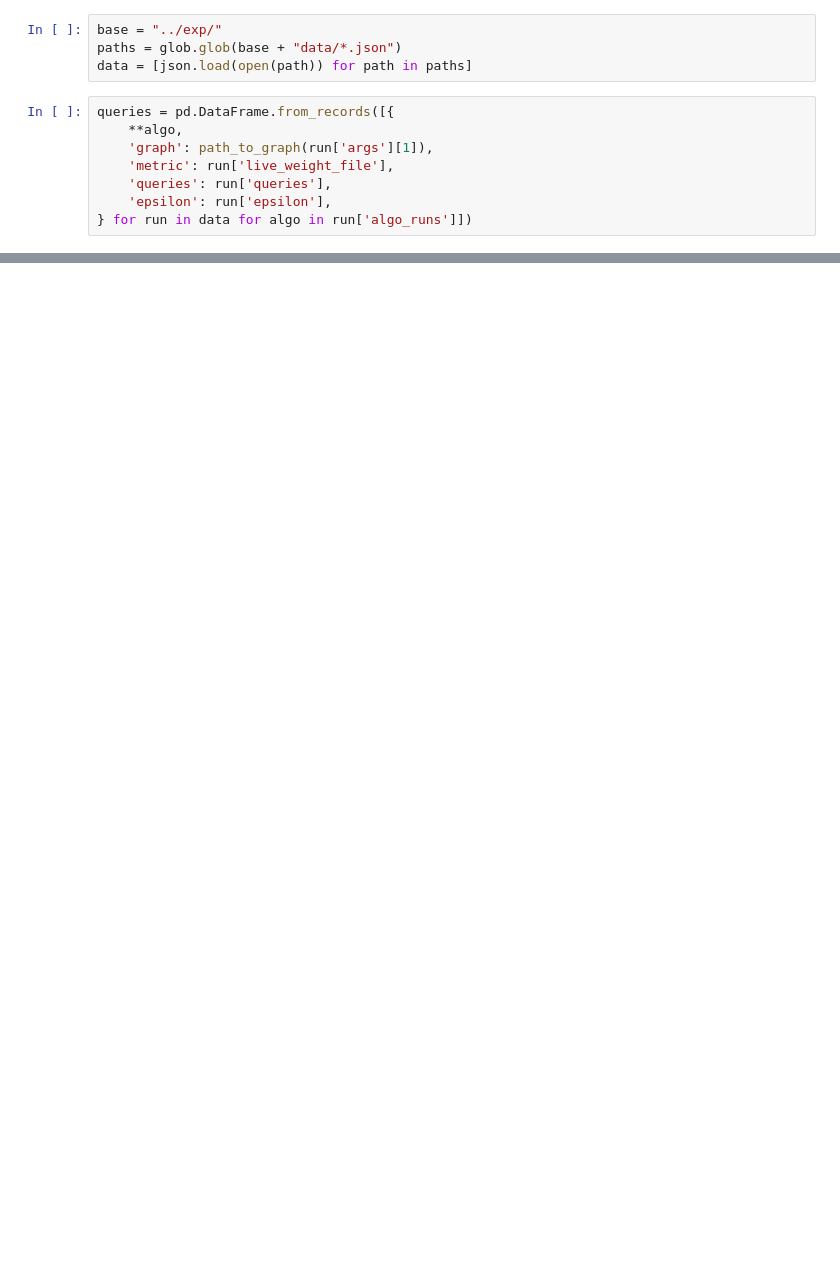
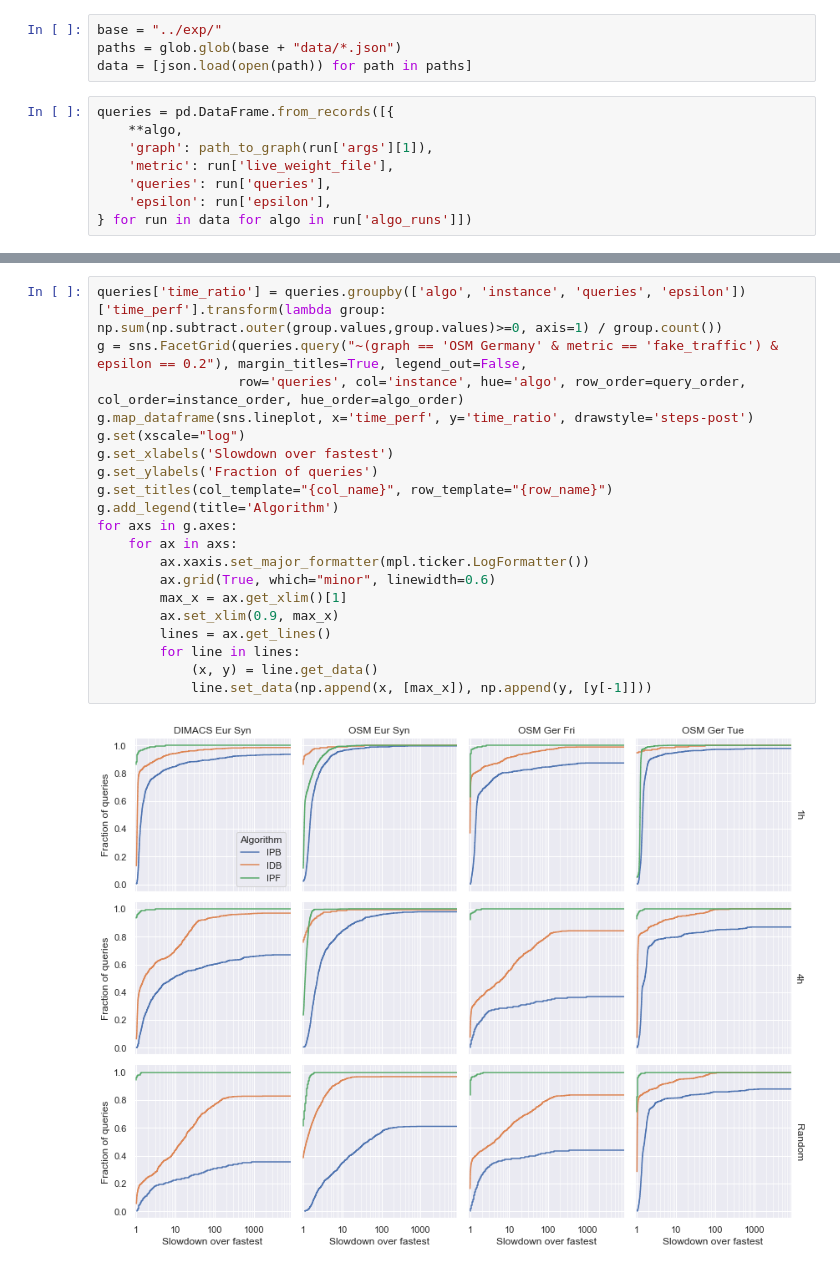
Before and after one commit to kit-algo/traffic_aware, a Jupyter notebook: eval/instances.ipynb, the cells around one changed output, grey strips where cells are left out. Saved outputs shown, nothing was run; the diff lists cells and outputs as text; blank space fills up the shorter version.

```diff
--- a/eval/instances.ipynb
+++ b/eval/instances.ipynb
@@ -86,0 +135,22 @@ table
+# %%
+queries['time_ratio'] = queries.groupby(['algo', 'instance', 'queries', 'epsilon'])['time_perf'].transform(lambda group: np.sum(np.subtract.outer(group.values,group.values)>=0, axis=1) / group.count())
+g = sns.FacetGrid(queries.query("~(graph == 'OSM Germany' & metric == 'fake_traffic') & epsilon == 0.2"), margin_titles=True, legend_out=False,
+                  row='queries', col='instance', hue='algo', row_order=query_order, col_order=instance_order, hue_order=algo_order)
+g.map_dataframe(sns.lineplot, x='time_perf', y='time_ratio', drawstyle='steps-post')
+g.set(xscale="log")
+g.set_xlabels('Slowdown over fastest')
+g.set_ylabels('Fraction of queries')
+g.set_titles(col_template="{col_name}", row_template="{row_name}")
+g.add_legend(title='Algorithm')
+for axs in g.axes:
+    for ax in axs:
+        ax.xaxis.set_major_formatter(mpl.ticker.LogFormatter())
+        ax.grid(True, which="minor", linewidth=0.6)
+        max_x = ax.get_xlim()[1]
+        ax.set_xlim(0.9, max_x)
+        lines = ax.get_lines()
+        for line in lines:
+            (x, y) = line.get_data()
+            line.set_data(np.append(x, [max_x]), np.append(y, [y[-1]]))
+# %% [output]
+[figure, added]
```
Also changed, not shown: parts of 18 cells of this notebook, 13 other files.
